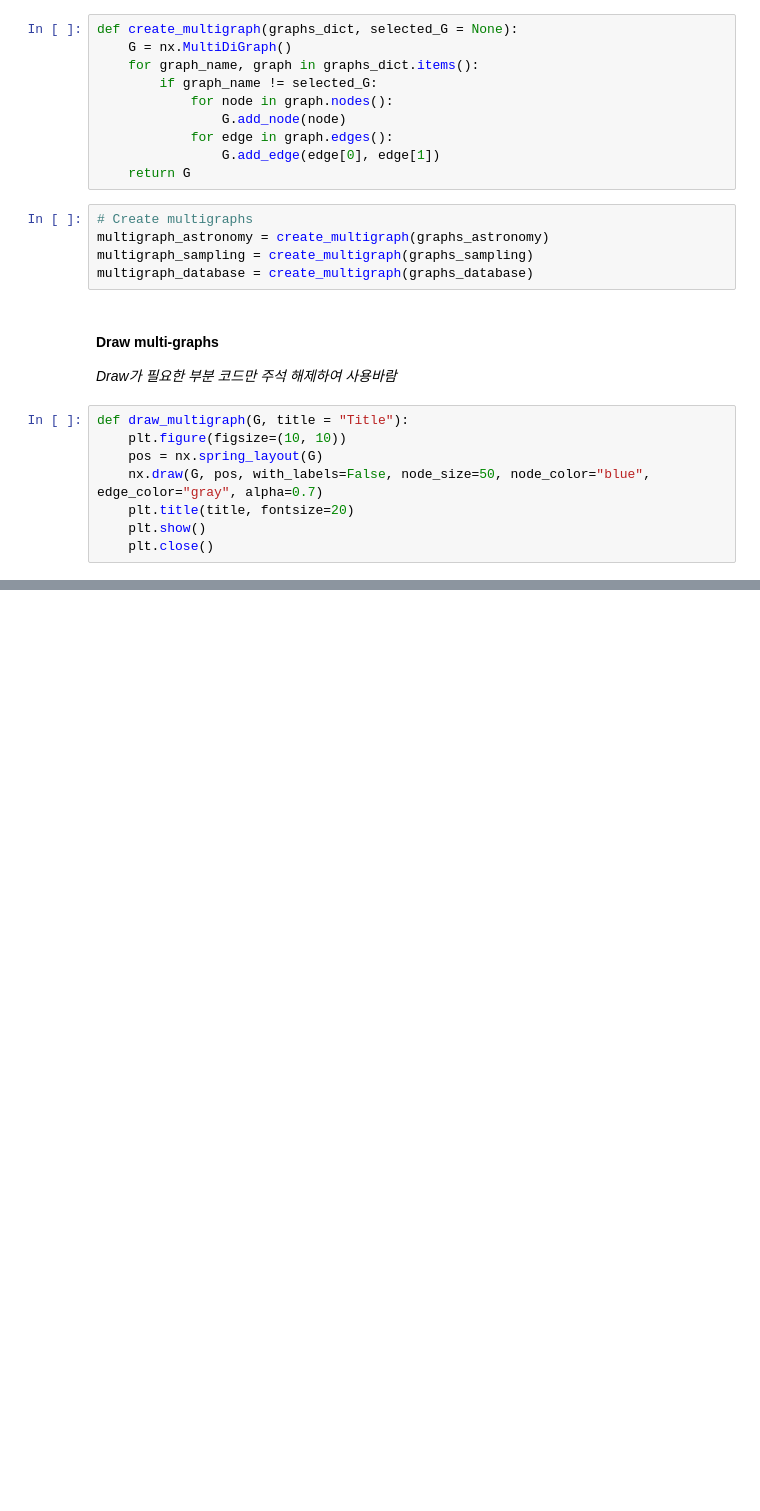
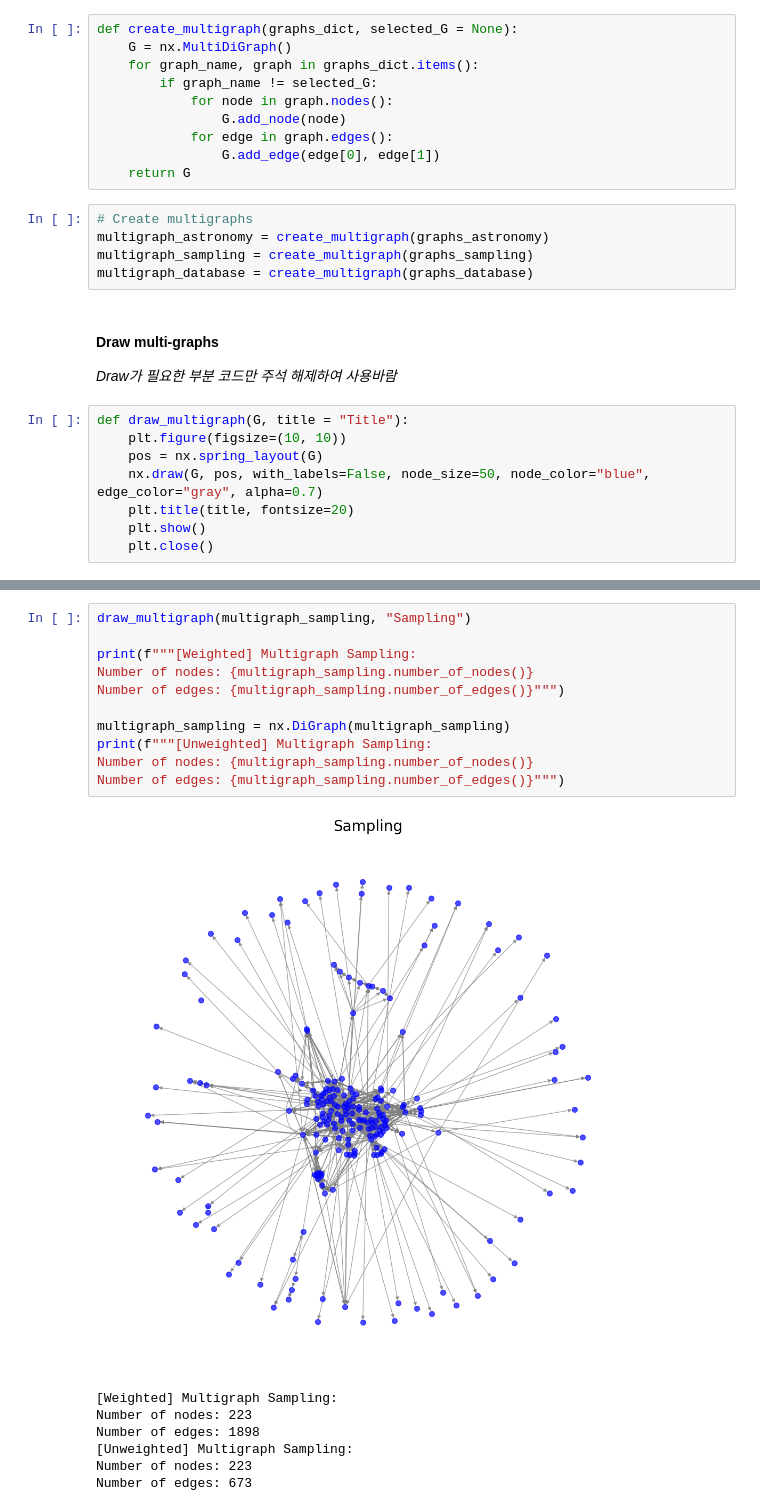
Before and after one commit to MintCat98/GPT-ConceptMapAnalysis, a Jupyter notebook: multi_draw.ipynb, the cells around one changed output, grey strips where cells are left out. Drawn from its saved outputs; the diff is of its cells as text; blank space fills up the shorter version.

```diff
--- a/multi_draw.ipynb
+++ b/multi_draw.ipynb
@@ -159,0 +173,19 @@ def draw_multigraph(G, title = "Title"):
+# %%
+draw_multigraph(multigraph_sampling, "Sampling")
+
+print(f"""[Weighted] Multigraph Sampling:
+Number of nodes: {multigraph_sampling.number_of_nodes()}
+Number of edges: {multigraph_sampling.number_of_edges()}""")
+
+multigraph_sampling = nx.DiGraph(multigraph_sampling)
+print(f"""[Unweighted] Multigraph Sampling:
+Number of nodes: {multigraph_sampling.number_of_nodes()}
+Number of edges: {multigraph_sampling.number_of_edges()}""")
+# %% [output]
+[figure, added]
+[Weighted] Multigraph Sampling:
+Number of nodes: 223
+Number of edges: 1898
+[Unweighted] Multigraph Sampling:
+Number of nodes: 223
+Number of edges: 673
```
Also changed, not shown: parts of 5 cells of this notebook, 2 other files.
